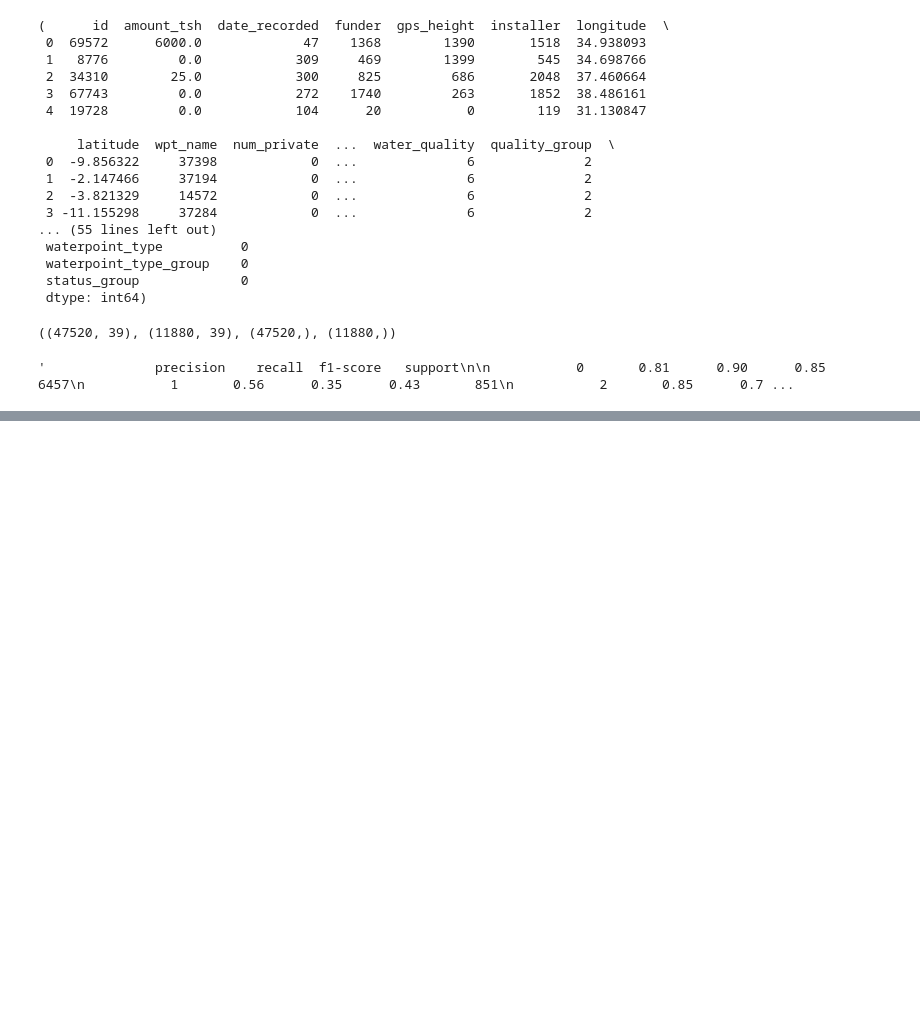
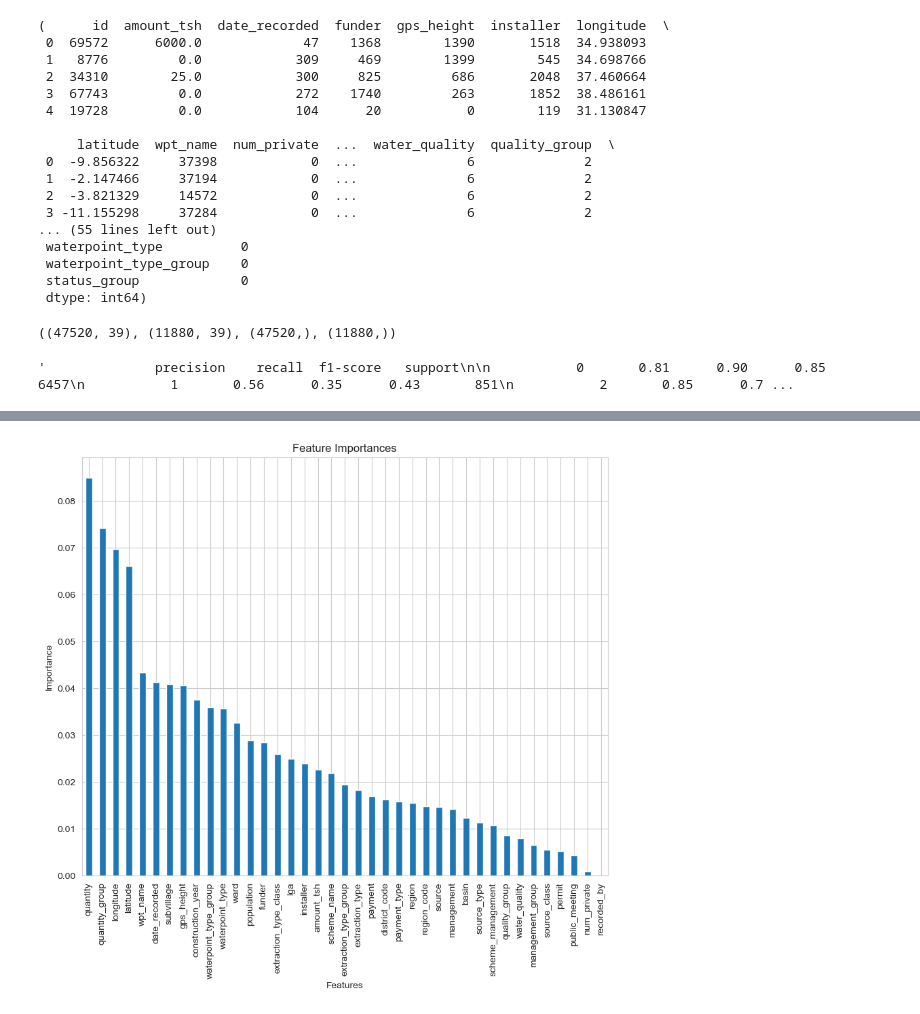
Before and after one commit to PeteZDj/Phase3Project, a Jupyter notebook: index.ipynb, the cells around one changed output, grey strips where cells are left out. Saved outputs shown, nothing was run; the diff lists cells and outputs as text; code cells hidden in the pictures; blank space fills up the shorter version.

```diff
--- a/index.ipynb
+++ b/index.ipynb
@@ -137,0 +287,19 @@ classification_rep
+# %%
+# Get feature importances
+importances = rf_clf_optimized.feature_importances_
+
+# Convert the importances into a Series with feature names as the index
+feature_importances = pd.Series(importances, index=X_train.columns)
+
+# Sort the feature importances in descending order
+sorted_importances = feature_importances.sort_values(ascending=False)
+
+# Plot the feature importances
+plt.figure(figsize=(10, 8))
+sorted_importances.plot(kind='bar')
+plt.title('Feature Importances')
+plt.xlabel('Features')
+plt.ylabel('Importance')
+plt.show()
+# %% [output]
+[figure, added]
```
Also changed, not shown: parts of 9 cells of this notebook.
